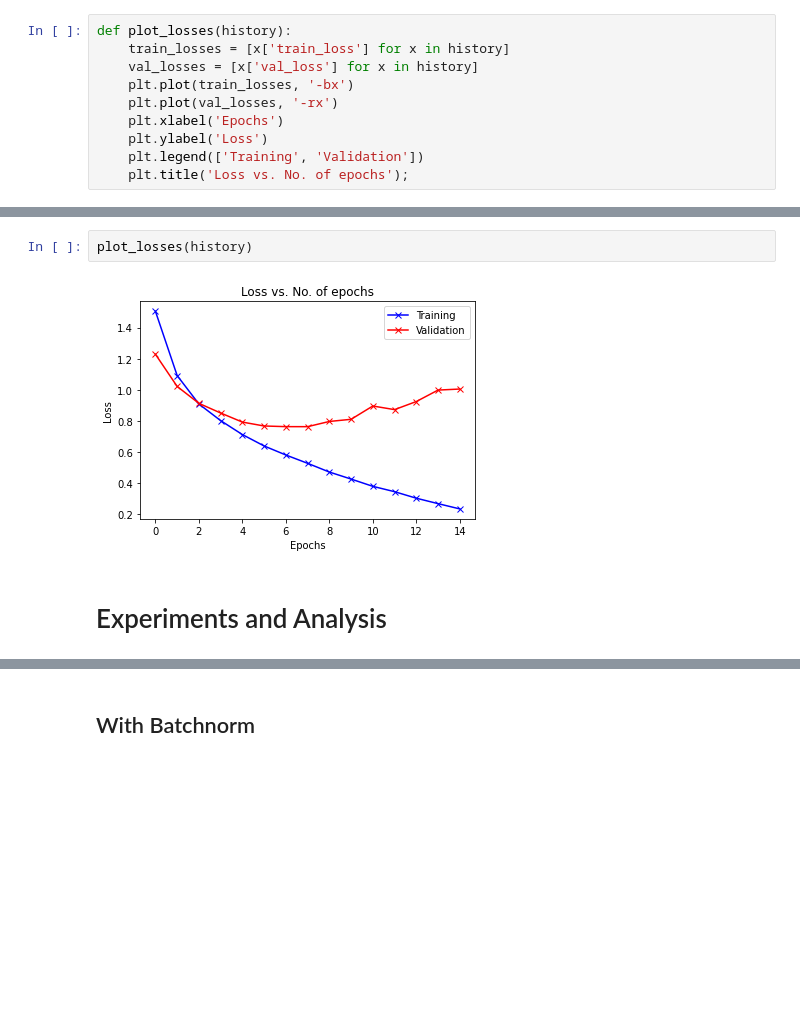
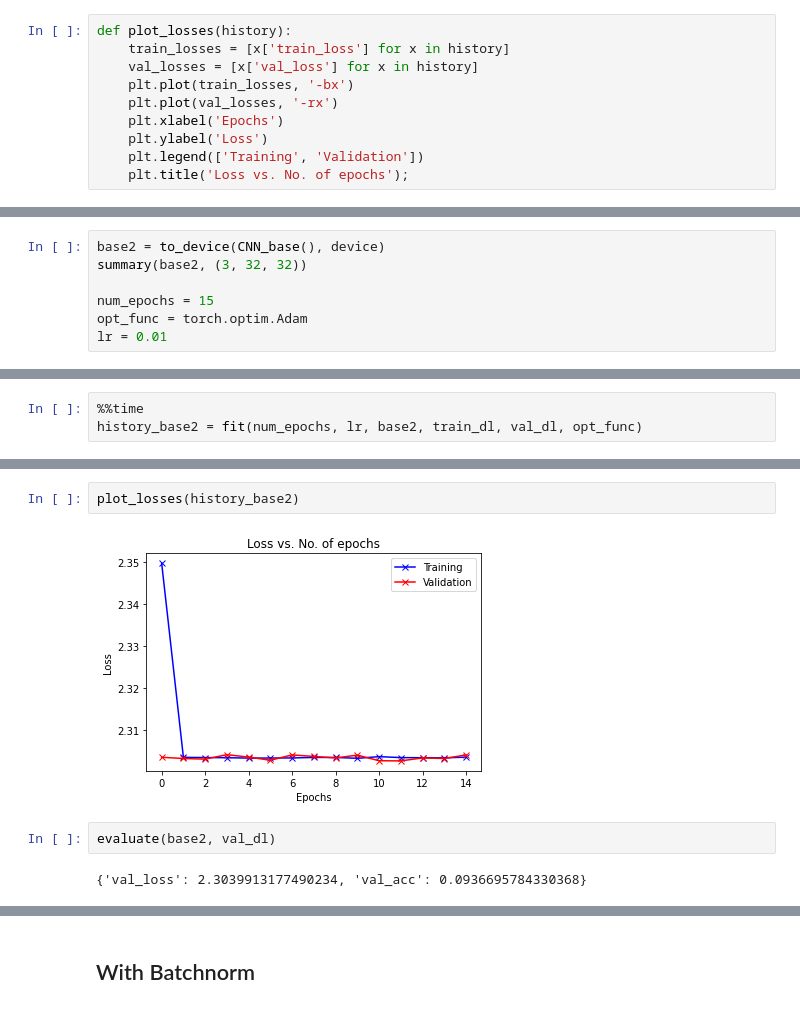
Before and after one commit to Satpat/Convulated-CIFAR10, a Jupyter notebook: code.ipynb, the cells around one changed output, grey strips where cells are left out. Cells and saved outputs as stored; diff of their text form; blank space fills up the shorter version.

```diff
--- a/code.ipynb
+++ b/code.ipynb
@@ -335,0 +329,7 @@ def plot_losses(history):
+# %%
+base2 = to_device(CNN_base(), device)
+summary(base2, (3, 32, 32))
+
+num_epochs = 15
+opt_func = torch.optim.Adam
+lr = 0.01
@@ -335,0 +354,3 @@ def plot_losses(history):
+# %%
+%%time
+history_base2 = fit(num_epochs, lr, base2, train_dl, val_dl, opt_func)
@@ -336,6 +379,8 @@ def plot_losses(history):
 # %%
-plot_losses(history)
+plot_losses(history_base2)
 # %% [output]
-[figure, old version]
+[figure, new version]
-# %% [markdown]
-# Experiments and Analysis
+# %%
+evaluate(base2, val_dl)
+# %% [output]
+{'val_loss': 2.3039913177490234, 'val_acc': 0.0936695784330368}
```
Also changed, not shown: parts of 38 cells of this notebook.
